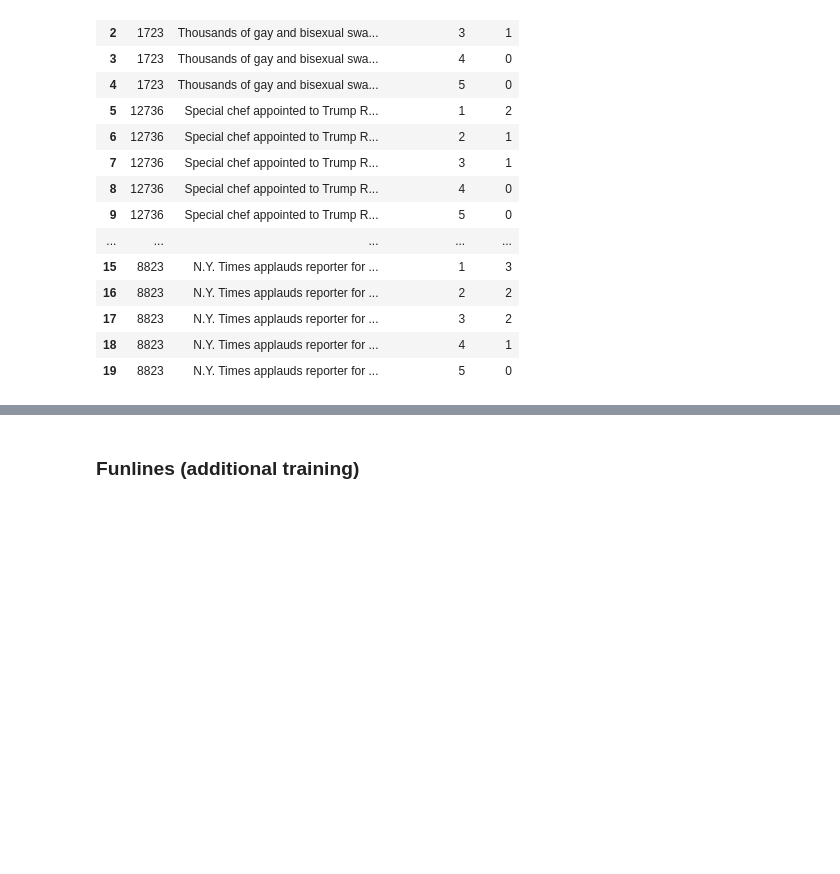
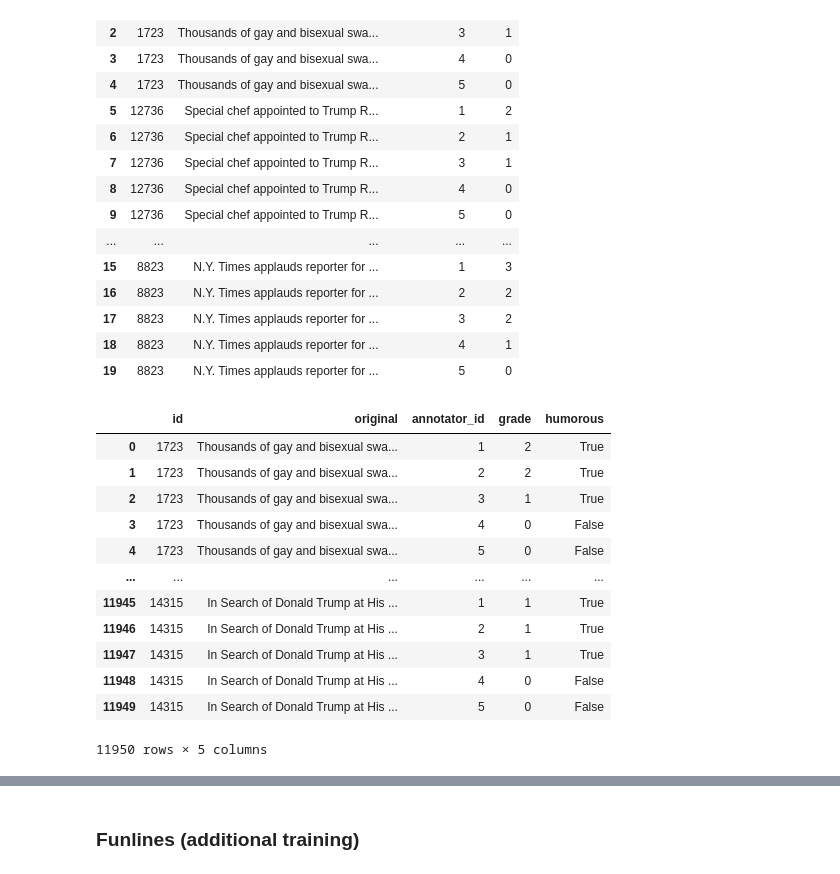
Before and after one commit to MDY00/Personalised_LLM, a Jupyter notebook: Humi_EDA.ipynb, the cells around one changed output, grey strips where cells are left out. Cells and saved outputs as stored; diff of their text form; code cells hidden in the pictures; blank space fills up the shorter version.

```diff
--- a/Humi_EDA.ipynb
+++ b/Humi_EDA.ipynb
@@ -424,3 +521,28 @@ new_dev_humi[:20]
 | 17 | 8823 | N.Y. Times applauds reporter for ... | 3 | 2 |
 | 18 | 8823 | N.Y. Times applauds reporter for ... | 4 | 1 |
 | 19 | 8823 | N.Y. Times applauds reporter for ... | 5 | 0 |
+# %%
+##
+def map_to_humorous(grade):
+    if grade == 0:
+        return 0
+    else:
+        return 1
+
+new_dev_humi['humorous'] = new_dev_humi['grade'].apply(map_to_humorous)
+# %%
+new_dev_humi
+# %% [output]
+|  | id | original | annotator_id | grade | humorous |
+| 0 | 1723 | Thousands of gay and bisexual swa... | 1 | 2 | True |
+| 1 | 1723 | Thousands of gay and bisexual swa... | 2 | 2 | True |
+| 2 | 1723 | Thousands of gay and bisexual swa... | 3 | 1 | True |
+| 3 | 1723 | Thousands of gay and bisexual swa... | 4 | 0 | False |
+| 4 | 1723 | Thousands of gay and bisexual swa... | 5 | 0 | False |
+| ... | ... | ... | ... | ... | ... |
+| 11945 | 14315 | In Search of Donald Trump at His ... | 1 | 1 | True |
+| 11946 | 14315 | In Search of Donald Trump at His ... | 2 | 1 | True |
+| 11947 | 14315 | In Search of Donald Trump at His ... | 3 | 1 | True |
+| 11948 | 14315 | In Search of Donald Trump at His ... | 4 | 0 | False |
+| 11949 | 14315 | In Search of Donald Trump at His ... | 5 | 0 | False |
+11950 rows × 5 columns
```
Also changed, not shown: parts of 17 cells of this notebook, 12 other files.
